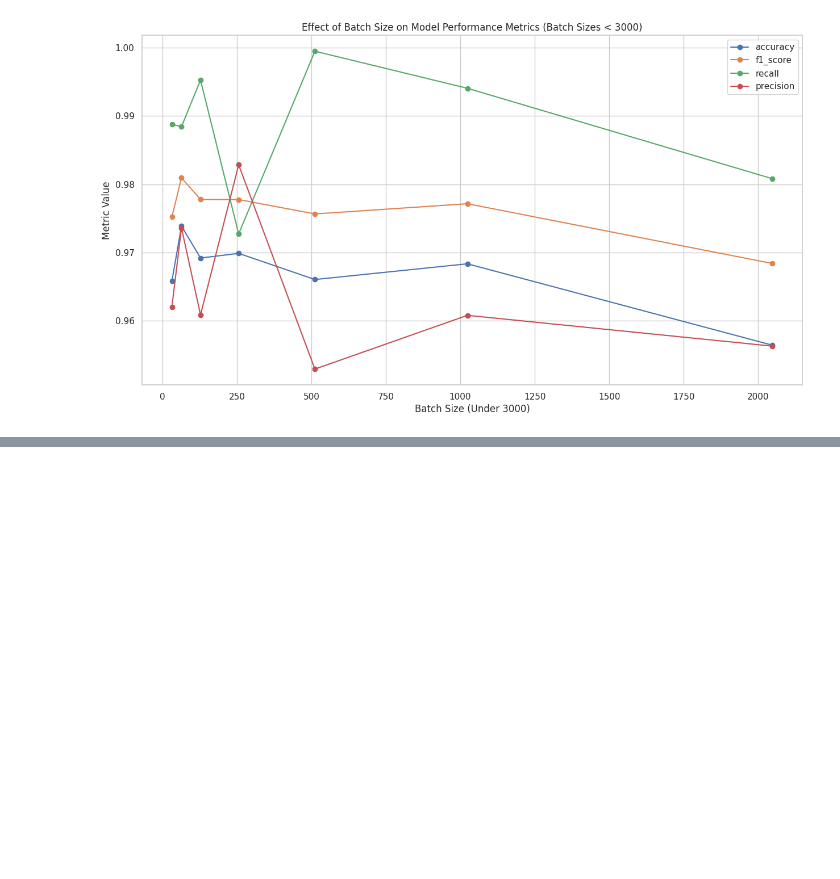
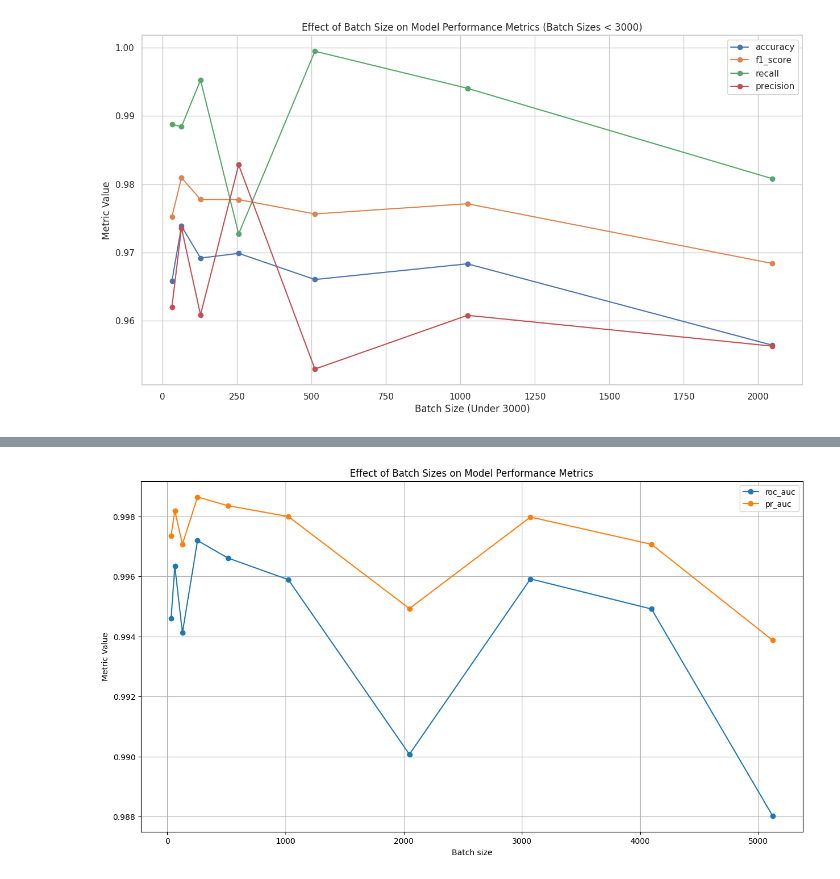
Before and after one commit to NajimovOtabek/net_intrusion_detection, a Jupyter notebook: Comparing_batchsizes.ipynb, the cells around one changed output, grey strips where cells are left out. Cells and saved outputs as stored; diff of their text form; code cells hidden in the pictures; blank space fills up the shorter version.

```diff
--- a/Comparing_batchsizes.ipynb
+++ b/Comparing_batchsizes.ipynb
@@ -891,0 +952,7 @@ plt.show()
+# %%
+df = pd.DataFrame.from_dict(Auc_roc, orient='index')
+df.index.name = 'batch sizes'
+df.reset_index(inplace=True)
+
+# Save to CSV
+df.to_csv('Aucroc_prAuc.csv')
@@ -891,0 +988,22 @@ plt.show()
+# %%
+# Selected metrics for plotting
+selected_metrics = ['roc_auc',	'pr_auc']
+
+# Filter the DataFrame to include only selected metrics and 'batch_sizes'
+df_filtered = df[['batch sizes'] + selected_metrics]
+
+# Plotting
+plt.figure(figsize=(15, 8))
+for metric in selected_metrics:
+    plt.plot(df_filtered['batch sizes'], df_filtered[metric], label=metric, marker='o')
+
+plt.xlabel('Batch size')
+plt.ylabel('Metric Value')
+plt.title('Effect of Batch Sizes on Model Performance Metrics')
+# Save the plot as a PNG file
+plt.savefig('model_performance_batchsizes_rocauc_prauc.png')
+plt.legend()
+plt.grid(True)
+plt.show()
+# %% [output]
+[figure, added]
```
Also changed, not shown: parts of 9 cells of this notebook.
